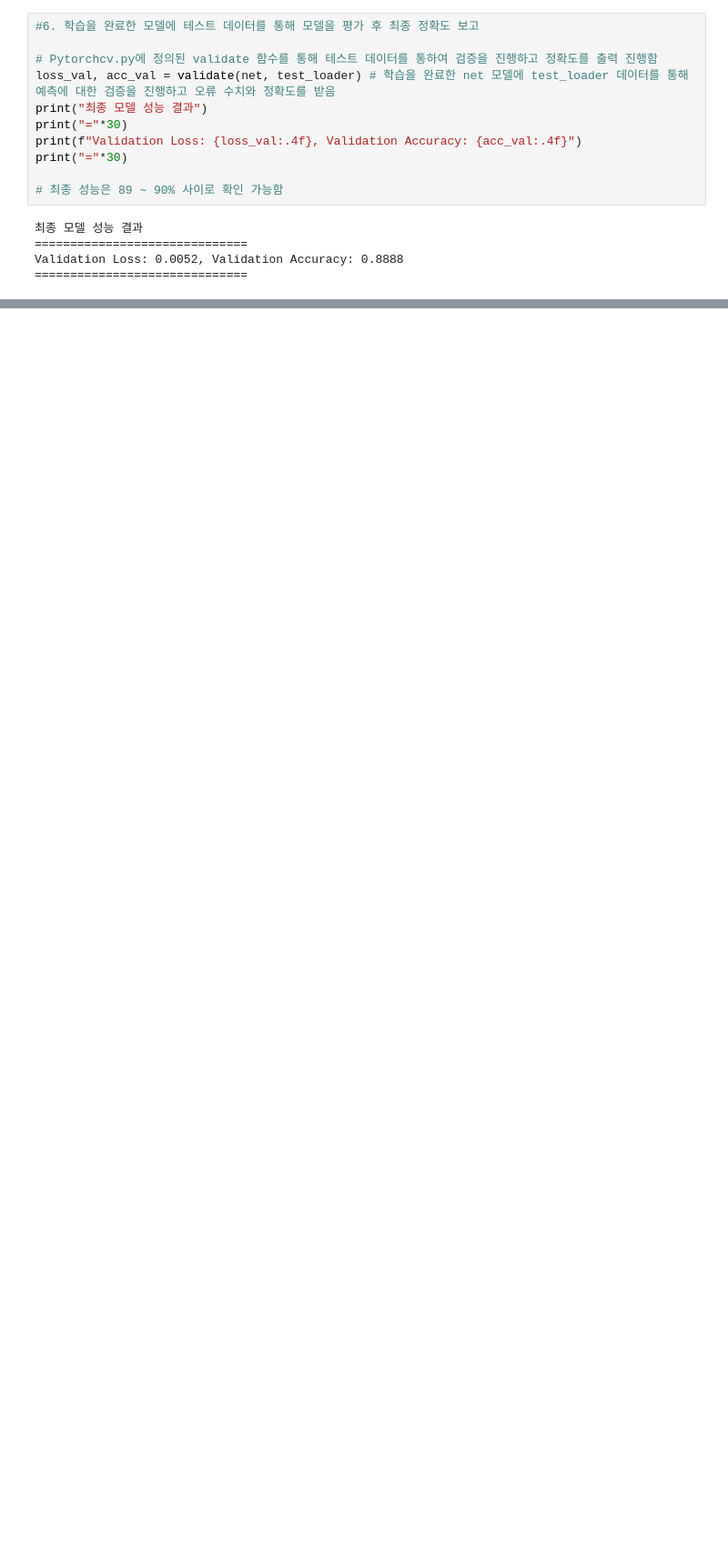
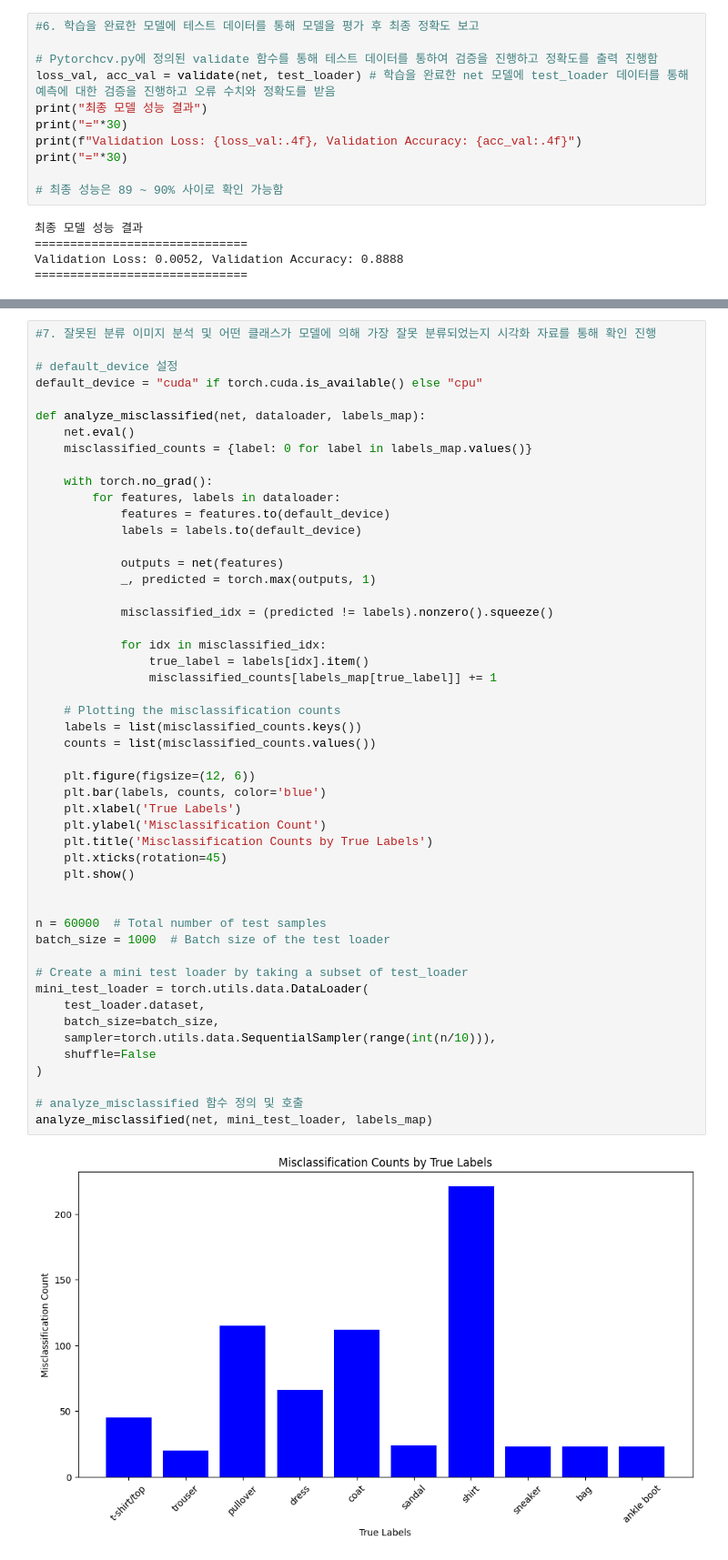
Before and after one commit to Konkuk-Univ-Glocal-Campus/introai202401-midterm-LeeEulHo, a Jupyter notebook: CNN_classification_202121859.ipynb, the cells around one changed output, grey strips where cells are left out. Shown at 91% size. Saved outputs shown, nothing was run; the diff lists cells and outputs as text; blank space fills up the shorter version.

Commit message:
misclassification test update

```diff
--- a/CNN_classification_202121859.ipynb
+++ b/CNN_classification_202121859.ipynb
@@ -324,0 +324,52 @@ Validation Loss: 0.0052, Validation Accuracy: 0.8888
+# %%
+#7. 잘못된 분류 이미지 분석 및 어떤 클래스가 모델에 의해 가장 잘못 분류되었는지 시각화 자료를 통해 확인 진행
+
+# default_device 설정
+default_device = "cuda" if torch.cuda.is_available() else "cpu"
+
+def analyze_misclassified(net, dataloader, labels_map):
+    net.eval()
+    misclassified_counts = {label: 0 for label in labels_map.values()}
+
+    with torch.no_grad():
+        for features, labels in dataloader:
+            features = features.to(default_device)
+            labels = labels.to(default_device)
+
+            outputs = net(features)
+            _, predicted = torch.max(outputs, 1)
+
+            misclassified_idx = (predicted != labels).nonzero().squeeze()
+
+            for idx in misclassified_idx:
+                true_label = labels[idx].item()
+                misclassified_counts[labels_map[true_label]] += 1
+
+    # Plotting the misclassification counts
+    labels = list(misclassified_counts.keys())
+    counts = list(misclassified_counts.values())
+
+    plt.figure(figsize=(12, 6))
+    plt.bar(labels, counts, color='blue')
+    plt.xlabel('True Labels')
+    plt.ylabel('Misclassification Count')
+    plt.title('Misclassification Counts by True Labels')
+    plt.xticks(rotation=45)
+    plt.show()
+
+
+n = 60000  # Total number of test samples
+batch_size = 1000  # Batch size of the test loader
+
+# Create a mini test loader by taking a subset of test_loader
+mini_test_loader = torch.utils.data.DataLoader(
+    test_loader.dataset,
+    batch_size=batch_size,
+    sampler=torch.utils.data.SequentialSampler(range(int(n/10))),
+    shuffle=False
+)
+
+# analyze_misclassified 함수 정의 및 호출
+analyze_misclassified(net, mini_test_loader, labels_map)
+# %% [output]
+[figure, added]
```
Also changed, not shown: parts of 2 cells of this notebook.
